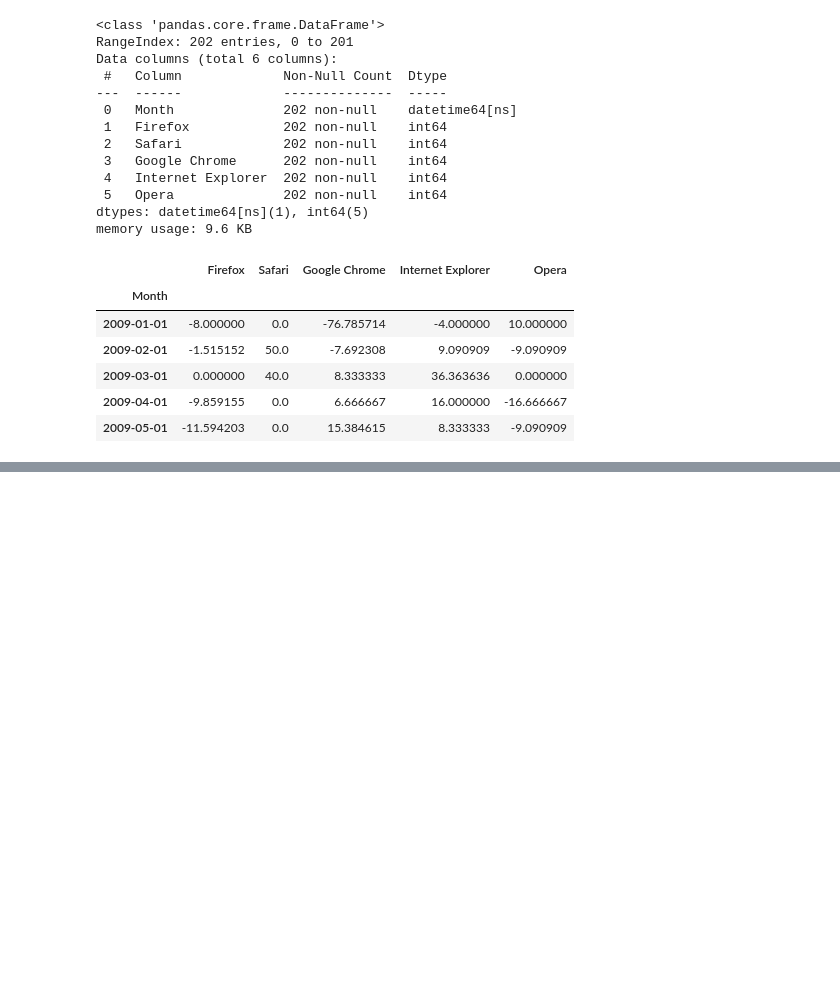
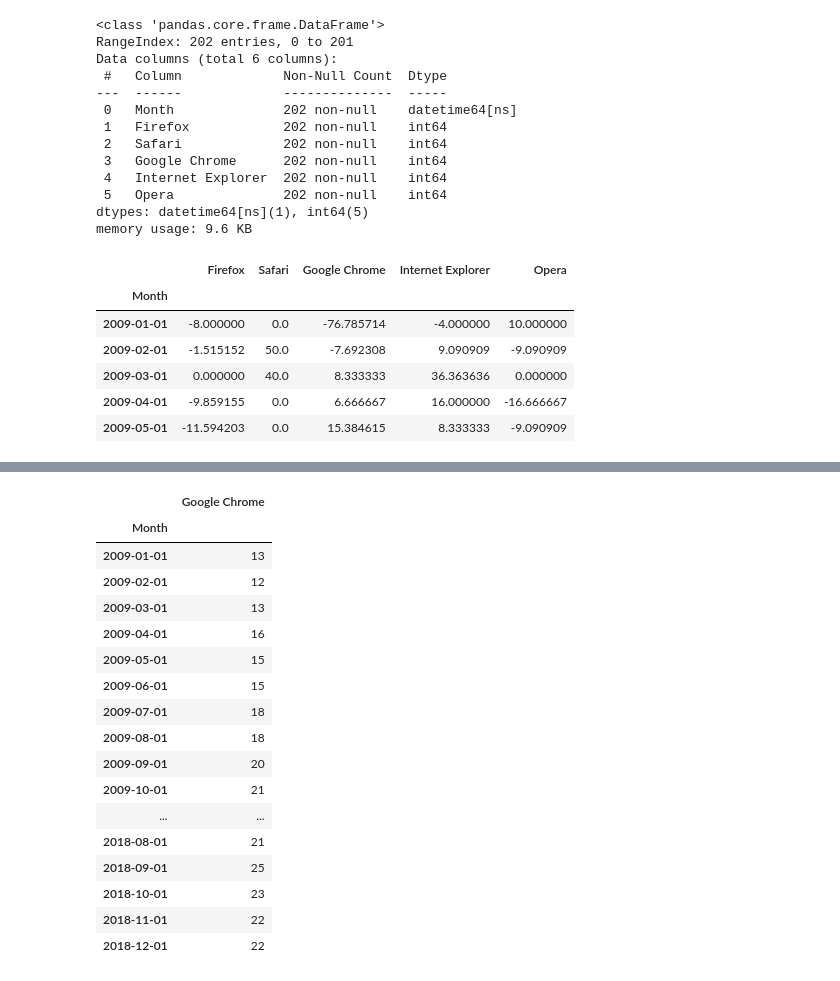
Before and after one commit to pithun/Browser-Popularity-with-google-trends, a Jupyter notebook: Untitled.ipynb, the cells around one changed output, grey strips where cells are left out. Cells and saved outputs as stored; diff of their text form; code cells hidden in the pictures; blank space fills up the shorter version.

```diff
--- a/Untitled.ipynb
+++ b/Untitled.ipynb
@@ -183,0 +181,23 @@ pct_change_quarterly
+# %%
+#2009, 2012, 2015, and 2018
+chrome_data = chrome_data[chrome_data.index.year.isin([2009, 2012, 2015, 2018])]
+chrome_data
+# %% [output]
+|  | Google Chrome |
+| Month |  |
+| 2009-01-01 | 13 |
+| 2009-02-01 | 12 |
+| 2009-03-01 | 13 |
+| 2009-04-01 | 16 |
+| 2009-05-01 | 15 |
+| 2009-06-01 | 15 |
+| 2009-07-01 | 18 |
+| 2009-08-01 | 18 |
+| 2009-09-01 | 20 |
+| 2009-10-01 | 21 |
+| ... | ... |
+| 2018-08-01 | 21 |
+| 2018-09-01 | 25 |
+| 2018-10-01 | 23 |
+| 2018-11-01 | 22 |
+| 2018-12-01 | 22 |
```
Also changed, not shown: parts of 18 cells of this notebook.
